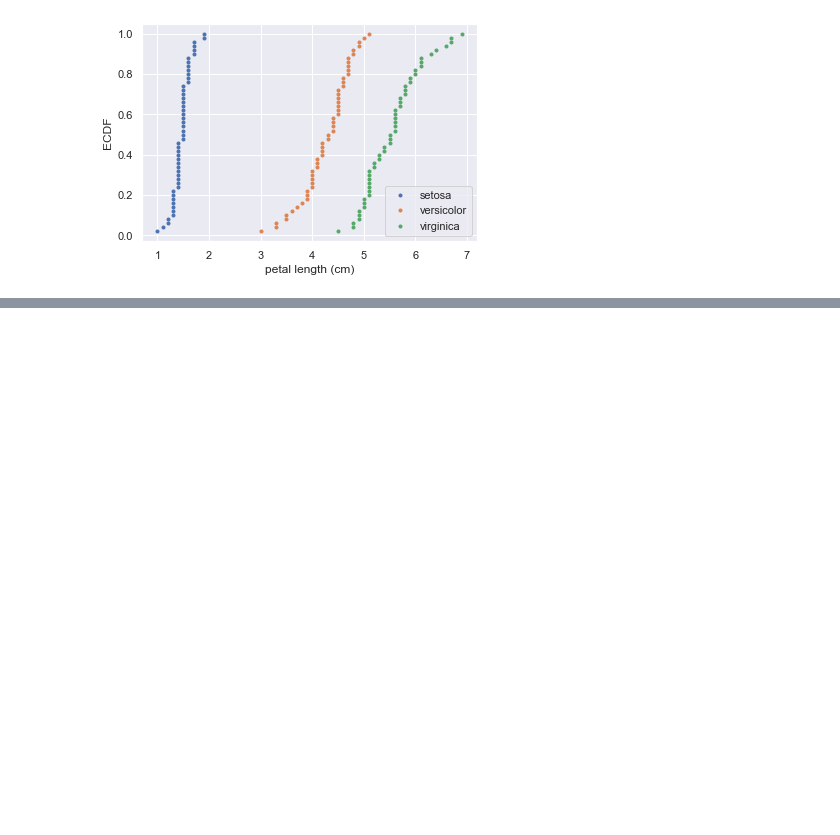
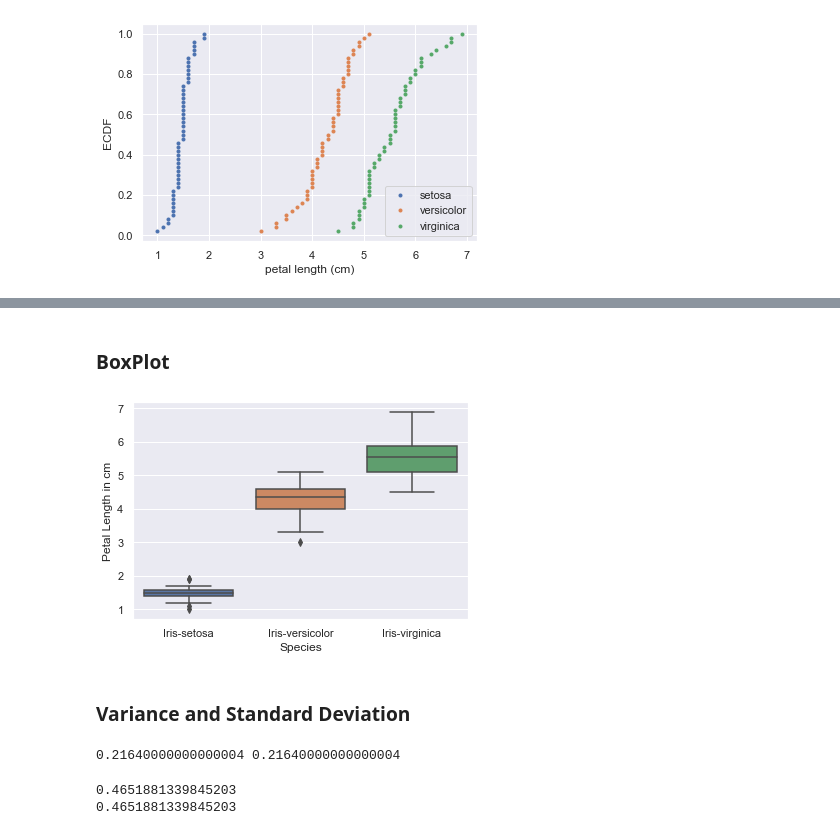
Before and after one commit to asaadkhattab/IrisSpecies, a Jupyter notebook: statistics.ipynb, the cells around one changed output, grey strips where cells are left out. Drawn from its saved outputs; the diff is of its cells as text; code cells hidden in the pictures; blank space fills up the shorter version.

Commit message:
Quantitative exploratory data analysis

```diff
--- a/statistics.ipynb
+++ b/statistics.ipynb
@@ -103,0 +140,37 @@ plt.show()
+# %% [markdown]
+### BoxPlot
+# %%
+#BoxPlot
+_= sns.boxplot(x='Species', y='PetalLengthCm',data=df)
+
+_= plt.xlabel('Species')
+_=plt.ylabel('Petal Length in cm')
+
+plt.show()
+# %% [output]
+[figure, added]
+# %% [markdown]
+### Variance and Standard Deviation
+# %%
+differences = versicolor_petal_length - np.mean(versicolor_petal_length)
+
+
+diff_sq = np.square(differences)
+
+variance_explicit = np.mean(diff_sq)
+
+
+variance_np = np.var(versicolor_petal_length)
+
+print(variance_explicit, variance_np)
+# %% [output]
+0.21640000000000004 0.21640000000000004
+# %%
+variance = np.var(versicolor_petal_length)
+
+print(np.sqrt(variance))
+
+print(np.std(versicolor_petal_length))
+# %% [output]
+0.4651881339845203
+0.4651881339845203
```
Also changed, not shown: parts of 12 cells of this notebook.
